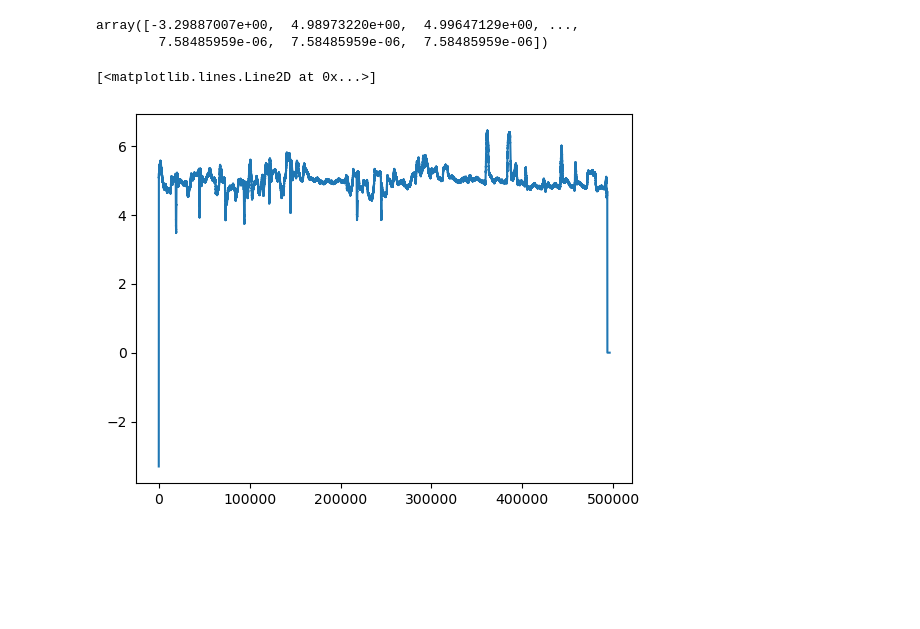
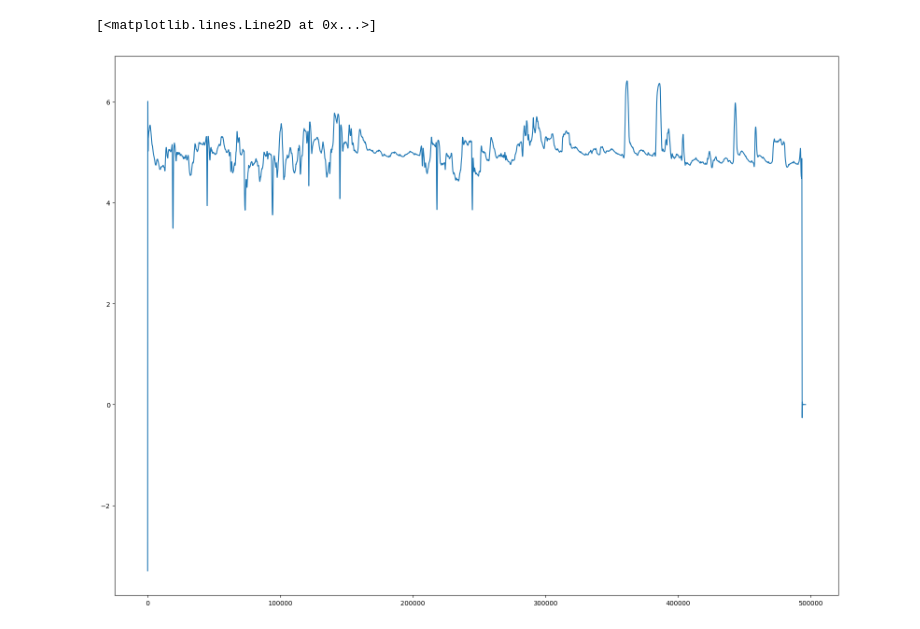
Before and after one commit to Matheusmno/Automatic-Feature-Extraction, a Jupyter notebook: EDF_reader.ipynb, the cells around one changed output. Drawn from its saved outputs; the diff is of its cells as text; code cells hidden in the pictures; blank space fills up the shorter version.

Commit message:
added notch filter and fixed bugs inside class

```diff
--- a/EDF_reader.ipynb
+++ b/EDF_reader.ipynb
@@ -8,7 +8,8 @@ from scipy.signal import butter, filtfilt
 # %%
 class EDFFile:
-    def __init__(self, file_path):
-        self.file_path = file_path
+    def __init__(self, file: Path):
+        self.file_path = file.absolute().as_posix()
+        self.file_name = file.name
         self.file_handle = None
         self.signal_headers = None
         self.sample_frequency = None
@@ -44,30 +45,16 @@ class EDFFile:
 
         self.sample_frequency = self.file_handle.getSampleFrequencies()[0]
 
-    def butterworth_filter(self, signal, cutoff, order:int=3, f_type='low'):
-        nyquist = 0.5 * self.sample_frequency
-        normalized_cutoff = cutoff / nyquist
-        b, a = butter(order, normalized_cutoff, btype=f_type, analog=True)
-
-        return filtfilt(b, a, signal)
-
-    # def filter_signals(self, filter_func, signal_labels):
-    #     butterworth_lowpass = filter(lambda t: t[0].split()[0] in ['BI', 'Atmung/Respiration'], self.raw_signals)
-    #     butterworth_lowpass_filtered = [(label, filter_func(signal, 15, 3, 'low'))
-    #                                     for label, signal in butterworth_lowpass]
-
-    #     butterworth_highpass = filter(lambda t: t[0].split()[0] in ['EMG'], self.raw_signals)
-    #     butterworth_highpass_filtered = [(label, filter_func(signal, 15, 3, 'high'))
-    #                                     for label, signal in butterworth_highpass]
-
-    #     self.filtered_signals = butterworth_highpass_filtered + butterworth_lowpass_filtered
-
-    def filter_signals(self, func:dict, signal_labels=['BI', 'Atmung/Respiration']):
+    def filter_signals(self, payload:dict, signal_labels=['BI', 'Atmung/Respiration']):
         signals = filter(lambda l : l[0]["label"].split()[0] in signal_labels,
                          zip(self.signal_headers, self.raw_signals))
 
-        return [func["function"](signal, func["cutoff"], headers["sample_rate"], func["order"], func["f_type"])
-                for headers, signal in signals]
+        filtered = [payload["function"](signal, headers["sample_rate"], payload["cutoff"], payload["order"], payload["f_type"])
+                for headers, signal in signals]  # Make it kwargs
+
+        self.filtered_signals = filtered
+
+        return filtered
 
     def close(self):
         if self.file_handle is not None:
@@ -84,7 +82,7 @@ def butterworth_filter(signal, cutoff, fs, order:int=3, f_type='low'):
 def read_files_from_dir(directory: Path):
     extensions = ["edf", "bdf"]
 
-    return [EDFFile(file.path) for file in os.scandir(directory)
+    return [EDFFile(Path(file)) for file in os.scandir(directory)
             if file.is_file() and file.name.endswith(tuple(extensions))]
 # %%
 directory = Path("data/edf/")
@@ -104,3 +105,8 @@ for signal_file in files:
+# %%
+plt.plot(files[0].filtered_signals[0])
+# %% [output]
+[<matplotlib.lines.Line2D at 0x...>]
+[figure, added]
 # %%
 for file in files:
     file.close()
@@ -109,10 +112,0 @@ filtered = files[0].filter_signals(func={"function": butterworth_filter, "order"
-# %%
-files[0].raw_signals[2]
-# %% [output]
-array([-3.29887007e+00,  4.98973220e+00,  4.99647129e+00, ...,
-        7.58485959e-06,  7.58485959e-06,  7.58485959e-06])
-# %%
-plt.plot(files[0].raw_signals[2])
-# %% [output]
-[<matplotlib.lines.Line2D at 0x...>]
-[figure, removed]
```
Also changed, not shown: parts of 14 cells of this notebook, 1 other file.
